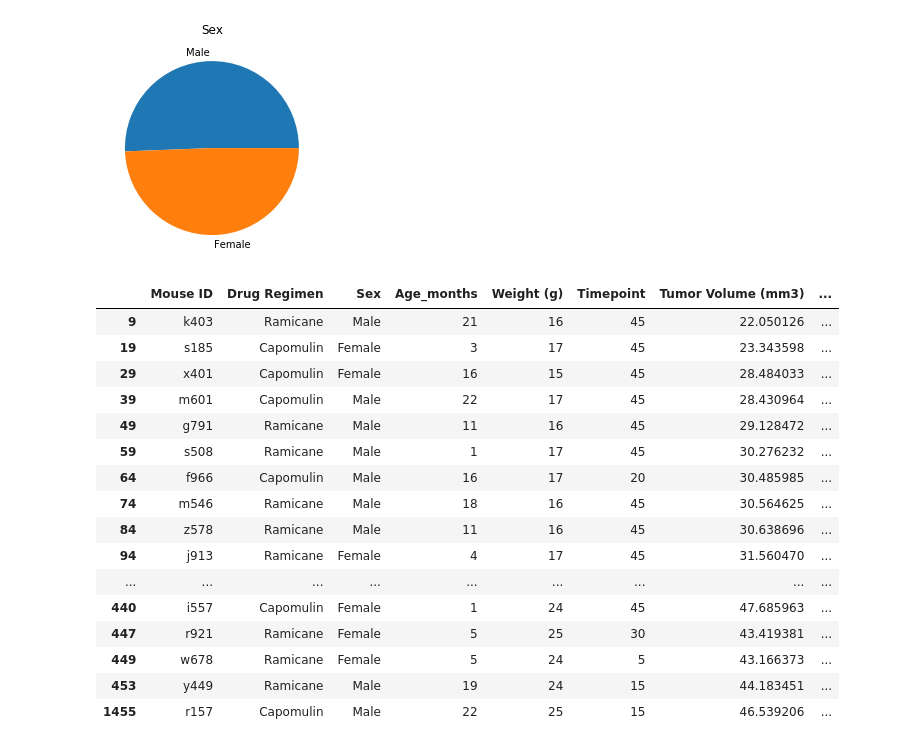
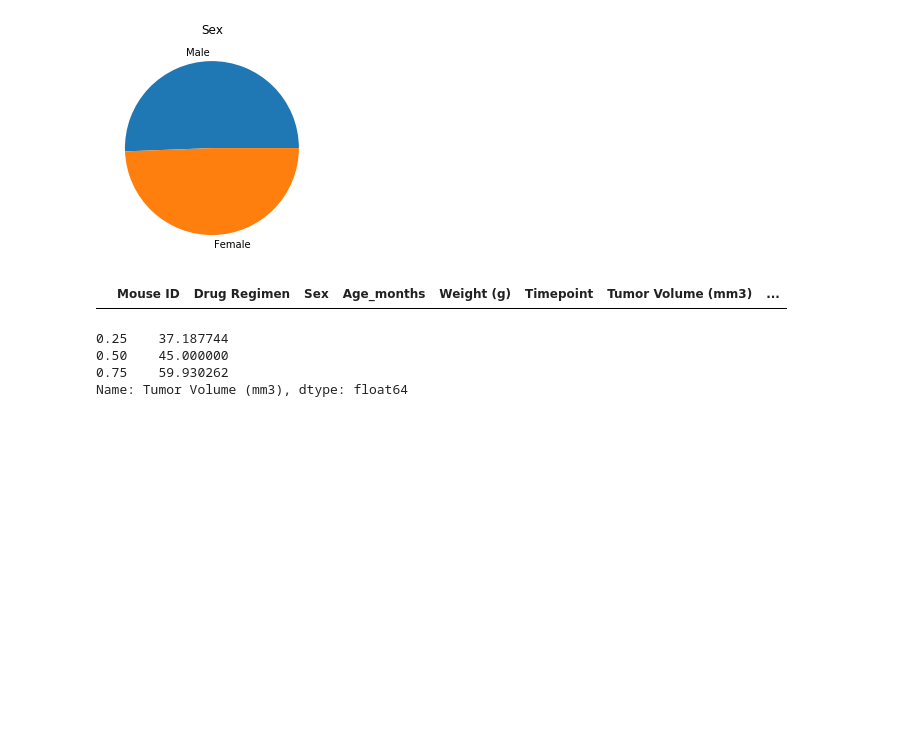
Before and after one commit to wonderbug2020/matplotlib-challenge, a Jupyter notebook: main1.ipynb, the cells around one changed output. Cells and saved outputs as stored; diff of their text form; code cells hidden in the pictures; blank space fills up the shorter version.

Commit message:
found quartiles, iqr, and looked for outliers

```diff
--- a/main1.ipynb
+++ b/main1.ipynb
@@ -59,36 +59,44 @@ Text(0.5, 1.0, 'Sex')
 # %%
 #Calculate the final tumor volume of each mouse across four of the most promising treatment regimens: Capomulin, Ramicane, Infubinol, and Ceftamin.
 #First thing that needs to done is to get the final volume which should just be the volume when the timepoint is max
 #This is a little trickier but rally all i need to do is groupup each mouse and find the max timepoint as the filter, then pass
 #that into a new dataframe
 final_vol_filter = study_metadata.groupby('Mouse ID')['Timepoint'].transform(max) == study_metadata['Timepoint']
 final_vol_df = study_metadata[final_vol_filter]
 
 #Now that i have a dataframe that is only the endpoints, i can filter for just the drugs i want
 #first to set up the filters
 drug_1 = final_vol_df['Drug Regimen'] == 'Capomulin'
 drug_2 = final_vol_df['Drug Regimen'] == 'Ramicane'
 drug_3 = final_vol_df['Drug Regimen'] == 'Infubinol'
 drug_4 = final_vol_df['Drug Regimen'] == 'Ceftamin'
 
 #then to apply the filter
-final_vol_drug_df = final_vol_df[(drug_1 | drug_2 | drug_3 | drug)]
-final_vol_drug_df
+final_vol_drug_df = final_vol_df[(drug_1 | drug_2 | drug_3 | drug_4)]
+
+#Now that we have our fully filtered df, we can find the quartiles
+vol_quar = final_vol_drug_df['Tumor Volume (mm3)'].quantile([0.25,0.5,0.75])
+
+#Now we want to find to IQR so that we can identify outliers.
+#(i'm hard coding this for now, i need to find a way to pythonically get to the values)
+vol_iqr = 59.930262 - 37.187744
+lower_limit = 37.187744 - (1.5*vol_iqr)
+upper_limit = 59.930262 + (1.5*vol_iqr)
+
+#With these values calculated we can set up out filters
+lower_filter = final_vol_drug_df['Tumor Volume (mm3)'] < lower_limit
+upper_filter = final_vol_drug_df['Tumor Volume (mm3)'] > upper_limit
+
+#Now to create a new dataframe with just the outliers
+vol_outliers_df = final_vol_drug_df[lower_filter | upper_filter]
+vol_outliers_df
+#since this returns an empty dataframe it looks like there are no outliers questionmark
 # %% [output]
 |  | Mouse ID | Drug Regimen | Sex | Age_months | Weight (g) | Timepoint | Tumor Volume (mm3) | ... |
-| 9 | k403 | Ramicane | Male | 21 | 16 | 45 | 22.050126 | ... |
-| 19 | s185 | Capomulin | Female | 3 | 17 | 45 | 23.343598 | ... |
-| 29 | x401 | Capomulin | Female | 16 | 15 | 45 | 28.484033 | ... |
-| 39 | m601 | Capomulin | Male | 22 | 17 | 45 | 28.430964 | ... |
-| 49 | g791 | Ramicane | Male | 11 | 16 | 45 | 29.128472 | ... |
-| 59 | s508 | Ramicane | Male | 1 | 17 | 45 | 30.276232 | ... |
-| 64 | f966 | Capomulin | Male | 16 | 17 | 20 | 30.485985 | ... |
-| 74 | m546 | Ramicane | Male | 18 | 16 | 45 | 30.564625 | ... |
-| 84 | z578 | Ramicane | Male | 11 | 16 | 45 | 30.638696 | ... |
-| 94 | j913 | Ramicane | Female | 4 | 17 | 45 | 31.560470 | ... |
-| ... | ... | ... | ... | ... | ... | ... | ... | ... |
-| 440 | i557 | Capomulin | Female | 1 | 24 | 45 | 47.685963 | ... |
-| 447 | r921 | Ramicane | Female | 5 | 25 | 30 | 43.419381 | ... |
-| 449 | w678 | Ramicane | Female | 5 | 24 | 5 | 43.166373 | ... |
-| 453 | y449 | Ramicane | Male | 19 | 24 | 15 | 44.183451 | ... |
-| 1455 | r157 | Capomulin | Male | 22 | 25 | 15 | 46.539206 | ... |
+# %%
+vol_quar
+# %% [output]
+0.25    37.187744
+0.50    45.000000
+0.75    59.930262
+Name: Tumor Volume (mm3), dtype: float64
```
Also changed, not shown: parts of 2 cells of this notebook.
